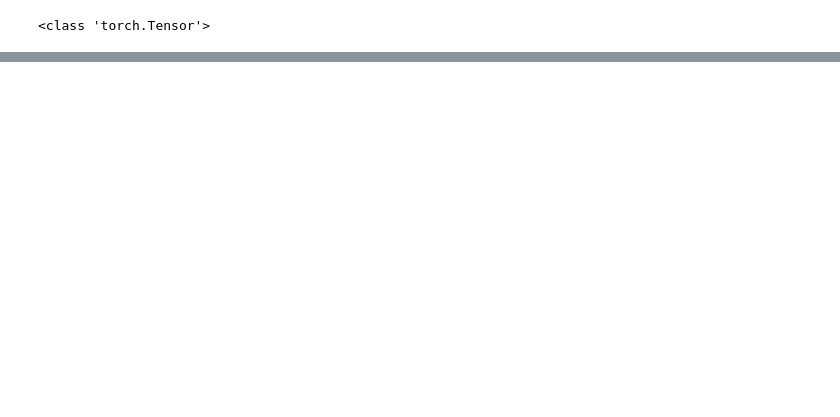
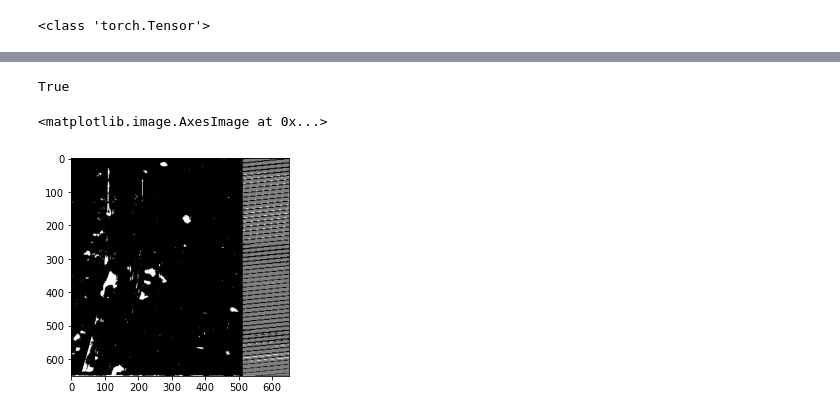
Before and after one commit to bryanjonas/pytorch-nested-unet, a Jupyter notebook: InferenceNotebook.ipynb, the cells around one changed output, grey strips where cells are left out. Saved outputs shown, nothing was run; the diff lists cells and outputs as text; code cells hidden in the pictures; blank space fills up the shorter version.

```diff
--- a/InferenceNotebook.ipynb
+++ b/InferenceNotebook.ipynb
@@ -82,2 +119,14 @@ plt.imshow(output.detach().numpy()[0,0,:,:], cmap = 'gray')
 # %%
 torch.cuda.empty_cache()
+# %%
+import cv2
+cv2.imwrite('test.jpg',(output[0, 0] * 255).astype('uint8'))
+# %% [output]
+True
+# %%
+final = assemble_pred(output, corners, image, network_size)
+# %%
+plt.imshow(final, cmap = 'gray')
+# %% [output]
+<matplotlib.image.AxesImage at 0x...>
+[figure, added]
```
Also changed, not shown: parts of 11 cells of this notebook.
